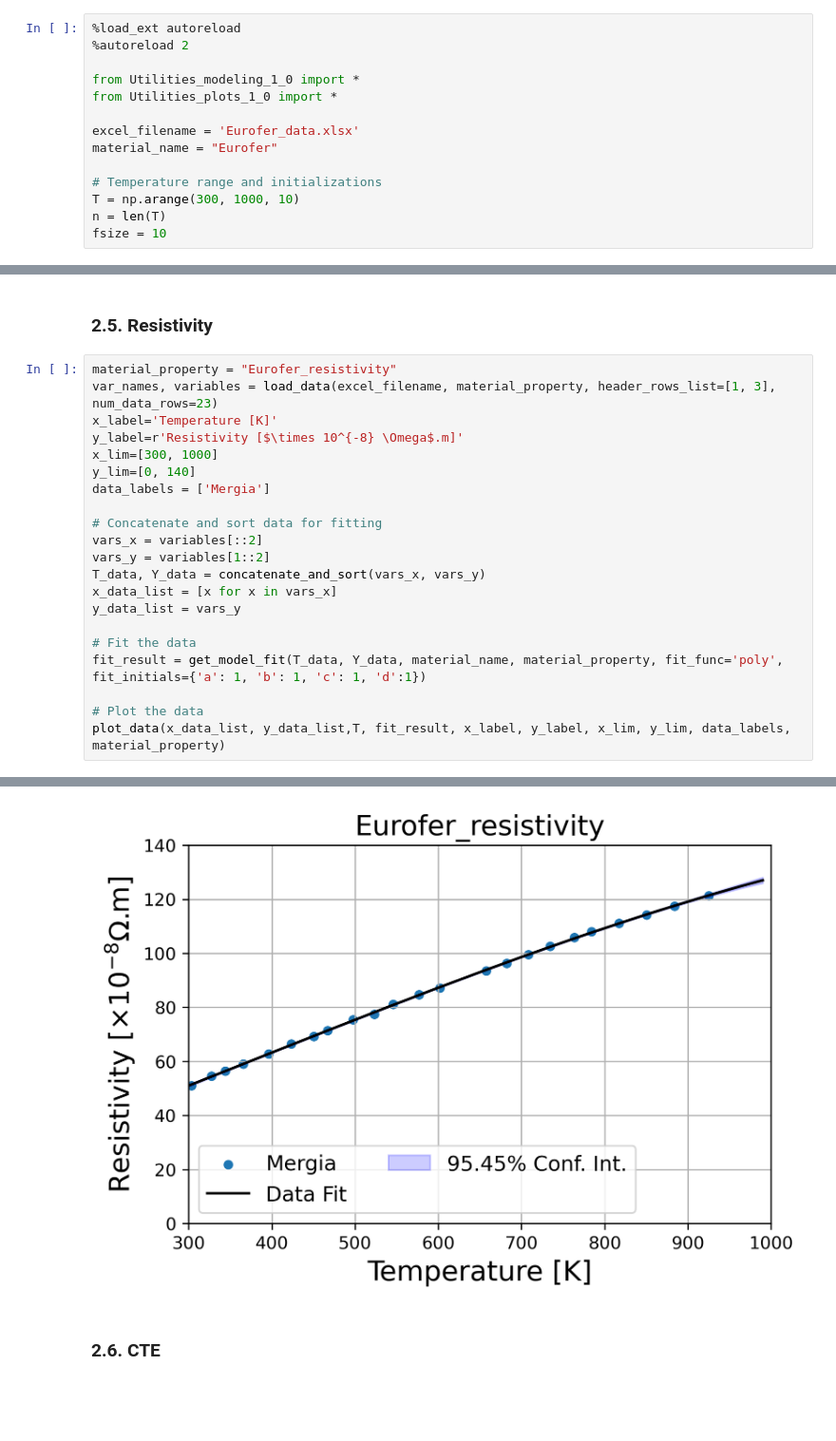
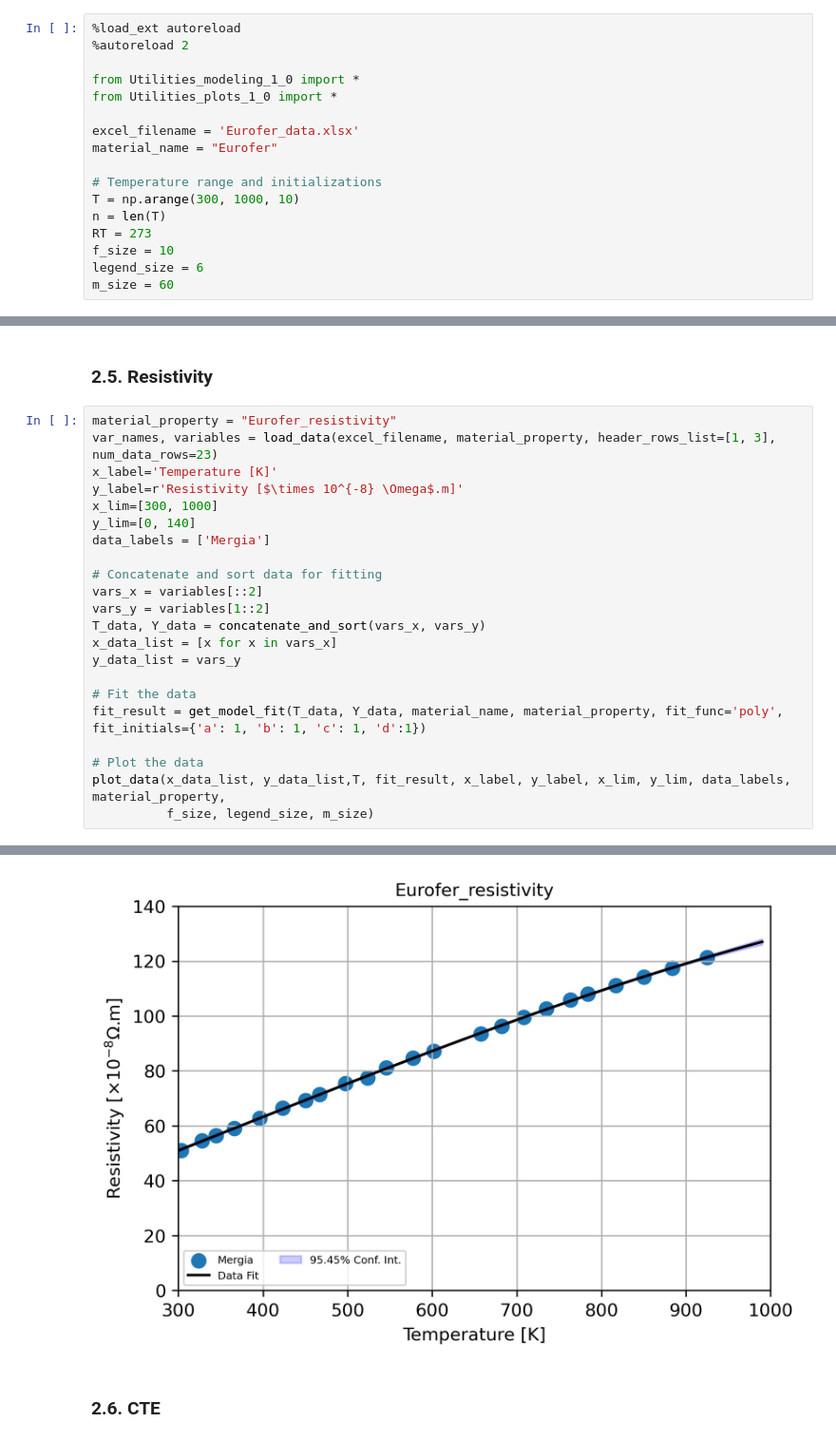
Before and after one commit to Ghoniem-Org/DatabaseCodes, a Jupyter notebook: Jupyter/Eurofer/Eurofer_database_1_0.ipynb, the cells around one changed output, grey strips where cells are left out. Shown at 95% size. Saved outputs shown, nothing was run; the diff lists cells and outputs as text; blank space fills up the shorter version.

```diff
--- a/Jupyter/Eurofer/Eurofer_database_1_0.ipynb
+++ b/Jupyter/Eurofer/Eurofer_database_1_0.ipynb
@@ -263,7 +263,10 @@ material_name = "Eurofer"
 # Temperature range and initializations
 T = np.arange(300, 1000, 10)
 n = len(T)
-fsize = 10
+RT = 273
+f_size = 10
+legend_size = 6
+m_size = 60
 # %% [markdown]
 <a id="density"></a>
 <h3>2.1. Density</h3>
@@ -542,7 +547,8 @@ y_data_list = vars_y
 fit_result = get_model_fit(T_data, Y_data, material_name, material_property, fit_func='poly', fit_initials={'a': 1, 'b': 1, 'c': 1, 'd':1})
 
 # Plot the data
-plot_data(x_data_list, y_data_list,T, fit_result, x_label, y_label, x_lim, y_lim, data_labels, material_property)
+plot_data(x_data_list, y_data_list,T, fit_result, x_label, y_label, x_lim, y_lim, data_labels, material_property,
+          f_size, legend_size, m_size)
 # %% [output]
 |  | EUROFER97MergiaTempK | EUROFER97MergiaElectricalResistiv... |
 | 0 | 303.317972 | 51.077844 |
@@ -585,5 +591,5 @@ plot_data(x_data_list, y_data_list,T, fit_result, x_label, y_label, x_lim, y_lim
 $\displaystyle - 3.24229 \cdot 10^{-8} T^{3} + 3.40596 \cdot 10^{-5} T^{2} + 0.110583 T + 15.6365$
-[figure, old version]
+[figure, new version]
 # %% [markdown]
 <a id=cp></a>
 <h3>2.6. CTE</h3>
```
Also changed, not shown: parts of 16 cells of this notebook, 21 other files.
